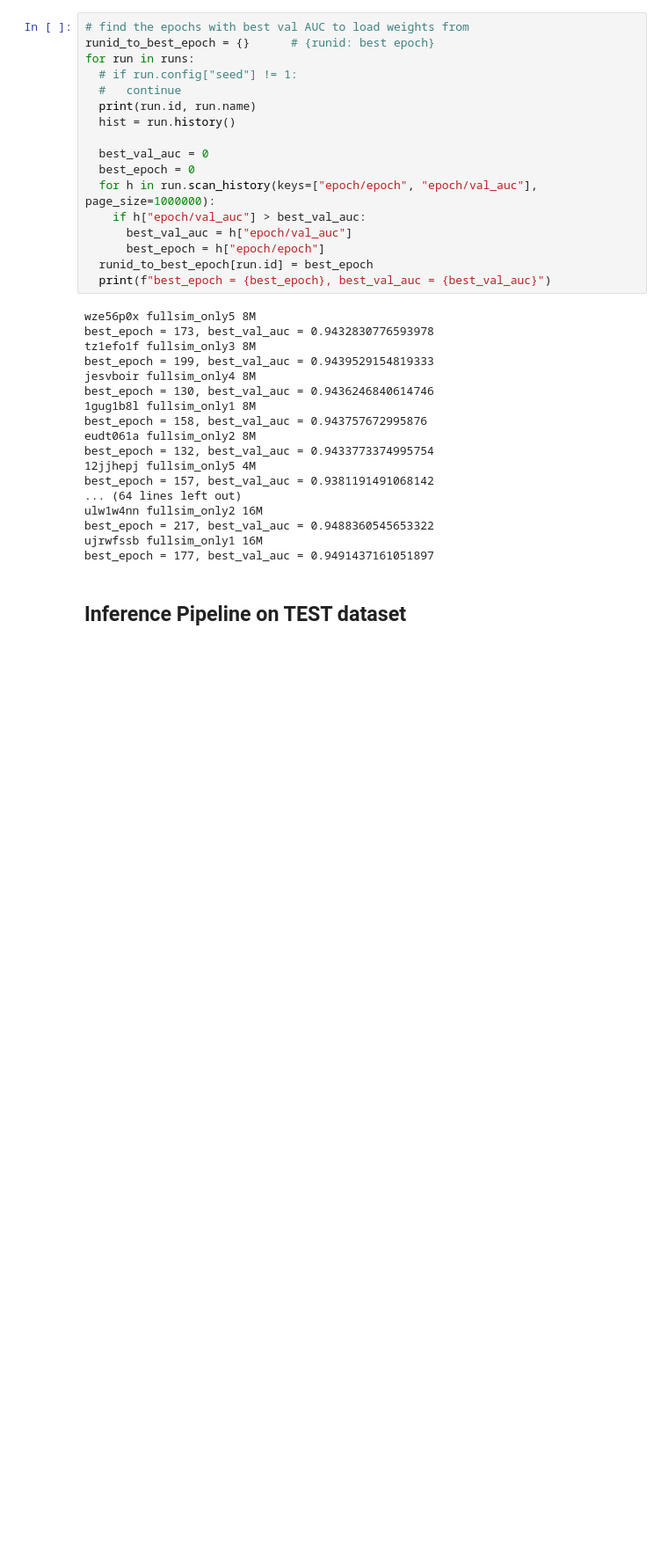
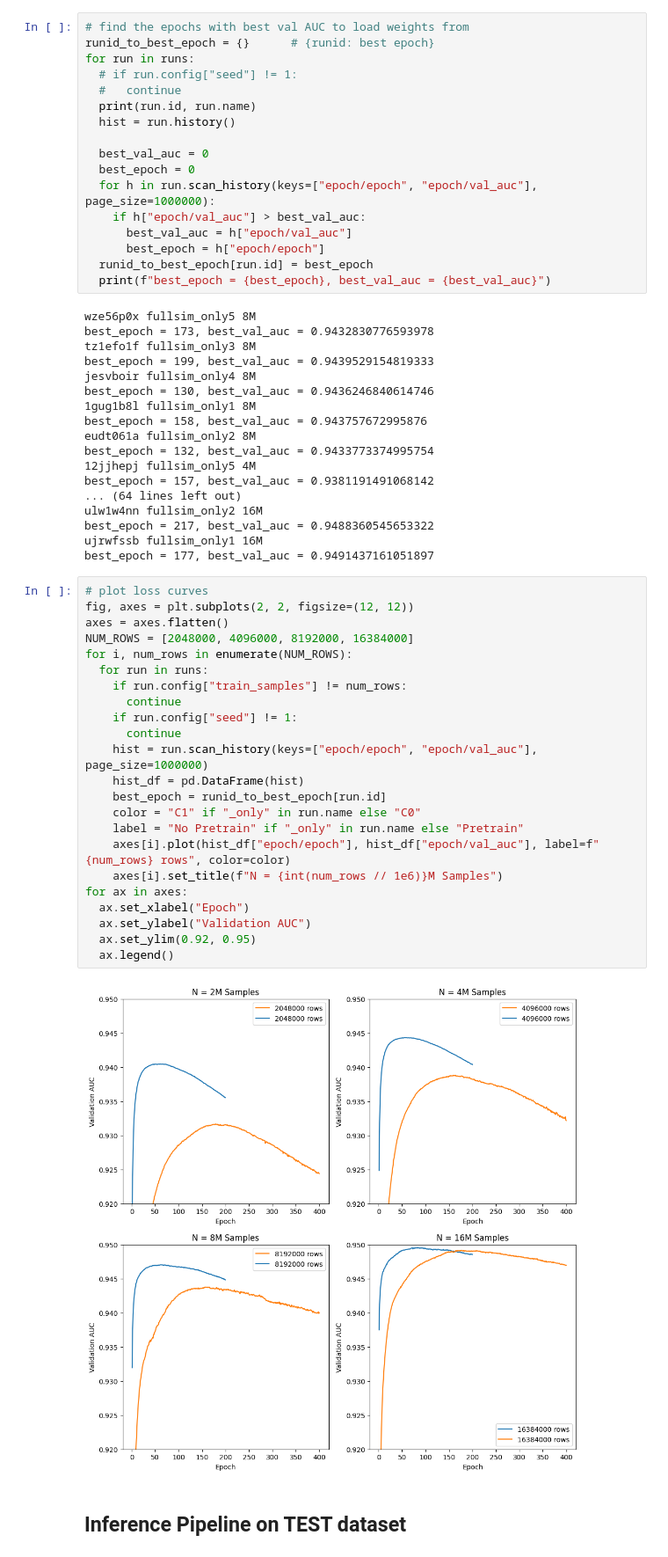
Before and after one commit to evilpegasus/transfer-learning, a Jupyter notebook: plots.ipynb, the cells around one changed output. Shown at 88% size. Drawn from its saved outputs; the diff is of its cells as text; blank space fills up the shorter version.

Commit message:
loss curves

```diff
--- a/plots.ipynb
+++ b/plots.ipynb
@@ -53,6 +53,31 @@ ulw1w4nn fullsim_only2 16M
 best_epoch = 217, best_val_auc = 0.9488360545653322
 ujrwfssb fullsim_only1 16M
 best_epoch = 177, best_val_auc = 0.9491437161051897
+# %%
+# plot loss curves
+fig, axes = plt.subplots(2, 2, figsize=(12, 12))
+axes = axes.flatten()
+NUM_ROWS = [2048000, 4096000, 8192000, 16384000]
+for i, num_rows in enumerate(NUM_ROWS):
+  for run in runs:
+    if run.config["train_samples"] != num_rows:
+      continue
+    if run.config["seed"] != 1:
+      continue
+    hist = run.scan_history(keys=["epoch/epoch", "epoch/val_auc"], page_size=1000000)
+    hist_df = pd.DataFrame(hist)
+    best_epoch = runid_to_best_epoch[run.id]
+    color = "C1" if "_only" in run.name else "C0"
+    label = "No Pretrain" if "_only" in run.name else "Pretrain"
+    axes[i].plot(hist_df["epoch/epoch"], hist_df["epoch/val_auc"], label=f"{num_rows} rows", color=color)
+    axes[i].set_title(f"N = {int(num_rows // 1e6)}M Samples")
+for ax in axes:
+  ax.set_xlabel("Epoch")
+  ax.set_ylabel("Validation AUC")
+  ax.set_ylim(0.92, 0.95)
+  ax.legend()
+# %% [output]
+[figure, added]
 # %% [markdown]
 ## Inference Pipeline on TEST dataset
 # %%
```
Also changed, not shown: parts of 1 cell of this notebook, 1 other file.
